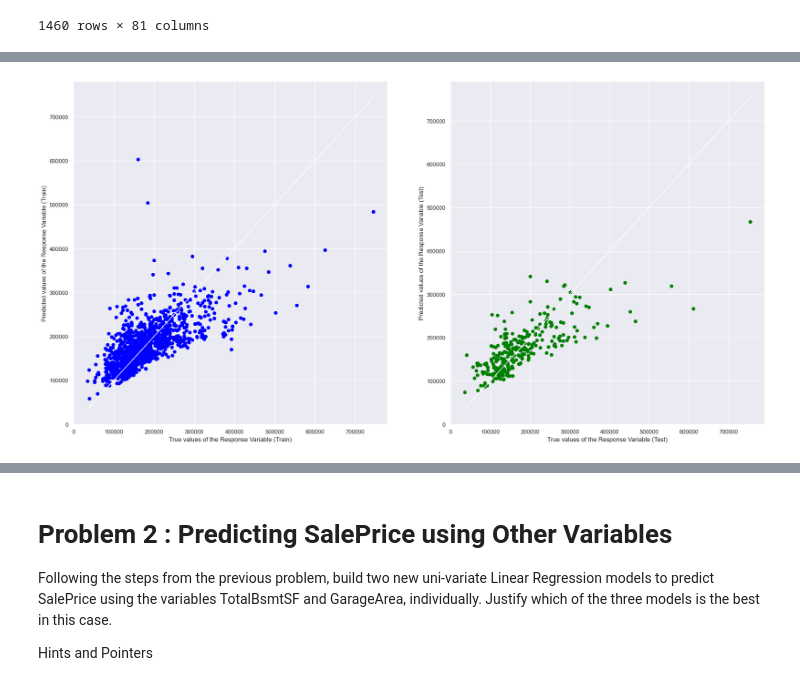
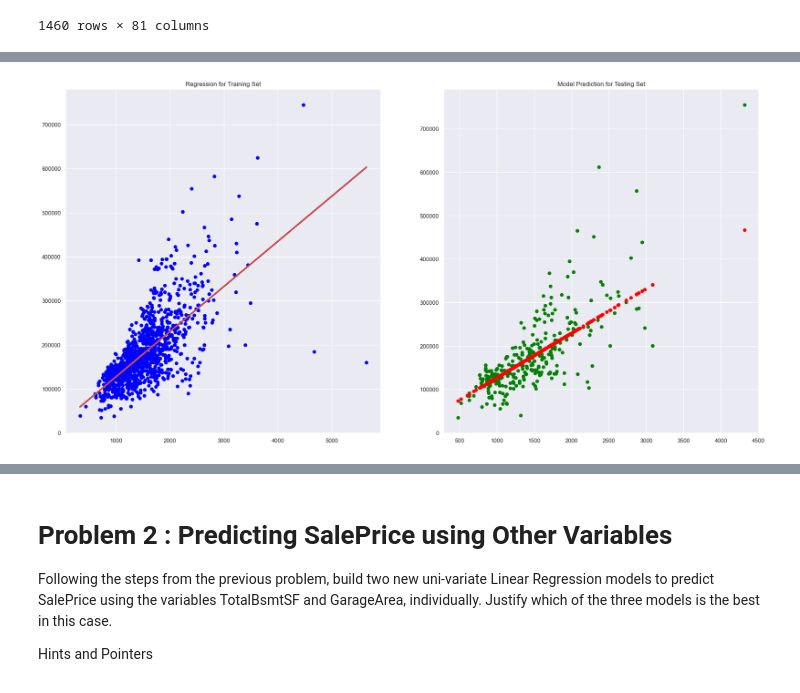
Before and after one commit to chezyio/SC1015, a Jupyter notebook: Week 6/Lab/exercise4/Exercise4_solution.ipynb, the cells around one changed output, grey strips where cells are left out. Cells and saved outputs as stored; diff of their text form; code cells hidden in the pictures.

```diff
--- a/Week 6/Lab/exercise4/Exercise4_solution.ipynb
+++ b/Week 6/Lab/exercise4/Exercise4_solution.ipynb
@@ -52,35 +108,50 @@ X_train, X_test, y_train, y_test = train_test_split(grlivarea, saleprice, test_s
 # %%
-model = LinearRegression()
-model.fit(X_train ,y_train)
-print('Intercept \t: b = ', model.intercept_)
-print('Coefficients \t: a = ', model.coef_)
-
-y_train_pred = model.predict(X_train)
-y_test_pred = model.predict(X_test)
-
-# Check the Goodness of Fit (on Train Data)
-print("Goodness of Fit of Model \tTrain Dataset")
-print("Explained Variance (R^2) \t:", model.score(X_train, y_train))
-print("Mean Squared Error (MSE) \t:", mean_squared_error(y_train, y_train_pred))
-print()
-
-# Check the Goodness of Fit (on Test Data)
-print("Goodness of Fit of Model \tTest Dataset")
-print("Explained Variance (R^2) \t:", model.score(X_test, y_test))
-print("Mean Squared Error (MSE) \t:", mean_squared_error(y_test, y_test_pred))
-print()
+def lr(X, y, df):
 
 
-f, axes = plt.subplots(1, 2, figsize=(24, 12))
-axes[0].scatter(y_train, y_train_pred, color = "blue")
-axes[0].plot(y_train, y_train, 'w-', linewidth = 1)
-axes[0].set_xlabel("True values of the Response Variable (Train)")
-axes[0].set_ylabel("Predicted values of the Response Variable (Train)")
-axes[1].scatter(y_test, y_test_pred, color = "green")
-axes[1].plot(y_test, y_test, 'w-', linewidth = 1)
-axes[1].set_xlabel("True values of the Response Variable (Test)")
-axes[1].set_ylabel("Predicted values of the Response Variable (Test)")
-plt.show()
+    X = pd.DataFrame(df[X])
+    y = pd.DataFrame(df[y])
+
+    X_train, X_test, y_train, y_test = train_test_split(X, y, test_size=0.2)
+
+    model = LinearRegression()
+    model.fit(X_train ,y_train)
+
+    print('Intercept \t: b = ', model.intercept_)
+    print('Coefficients \t: a = ', model.coef_)
+
+    # Formula for the Regression line
+    regline_x = X_train
+    regline_y = model.intercept_ + model.coef_ * X_train
+
+    # Predict Response corresponding to Predictors
+    y_train_pred = model.predict(X_train)
+    y_test_pred = model.predict(X_test)
+
+    f, axes = plt.subplots(1, 2, figsize=(24, 12))
+
+    axes[0].scatter(X_train, y_train, color = "blue")
+    axes[0].plot(regline_x, regline_y, 'r-', linewidth = 3)
+    axes[0].set_title("Regression for Training Set")
+
+    axes[1].scatter(X_test, y_test, color = "green")
+    axes[1].scatter(X_test, y_test_pred, color = "red")
+    axes[1].set_title("Model Prediction for Testing Set")
+    plt.show()
+
+    # Check the Goodness of Fit (on Train Data)
+    print("Goodness of Fit of Model \tTrain Dataset")
+    print("Explained Variance (R^2) \t:", model.score(X_train, y_train))
+    print("Mean Squared Error (MSE) \t:", mean_squared_error(y_train, y_train_pred))
+    print()
+
+    # Check the Goodness of Fit (on Test Data)
+    print("Goodness of Fit of Model \tTest Dataset")
+    print("Explained Variance (R^2) \t:", model.score(X_test, y_test))
+    print("Mean Squared Error (MSE) \t:", mean_squared_error(y_test, y_test_pred))
+    print()
+
+lr(X='GrLivArea', y='SalePrice', df=dataset_house)
 # %% [output]
 Intercept       : b =  [24899.74815734]
 Coefficients    : a =  [[102.48895892]]
@@ -94 +158 @@ Mean Squared Error (MSE)        : 3418946311.1808066
-[figure, old version]
+[figure, new version]
```
Also changed, not shown: parts of 14 cells of this notebook.
